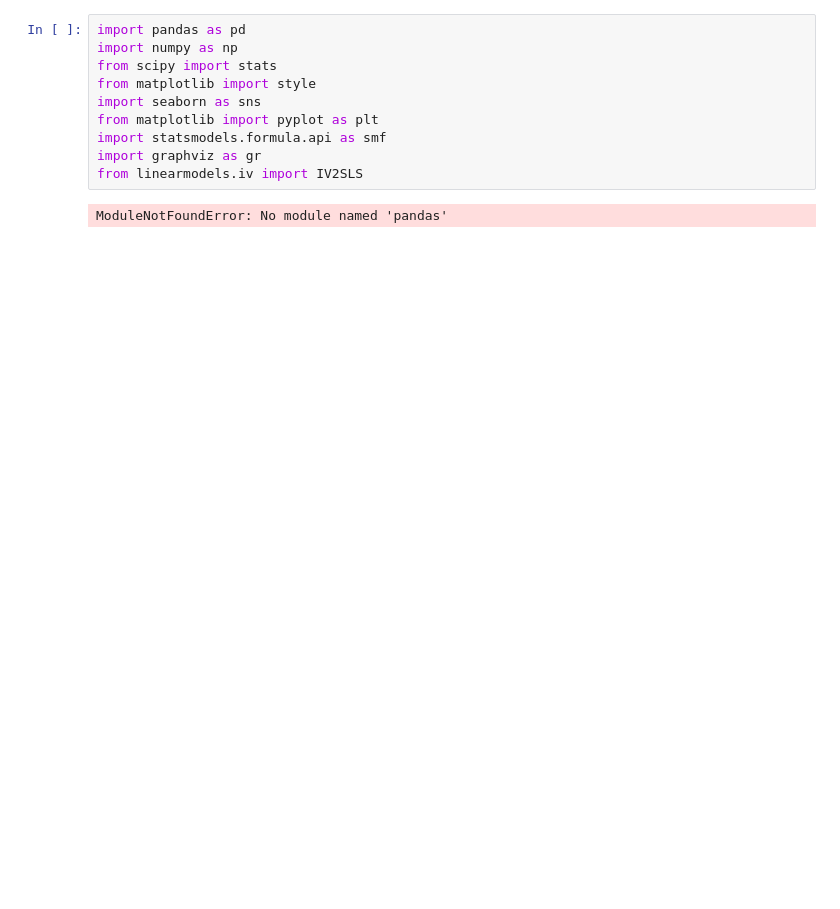
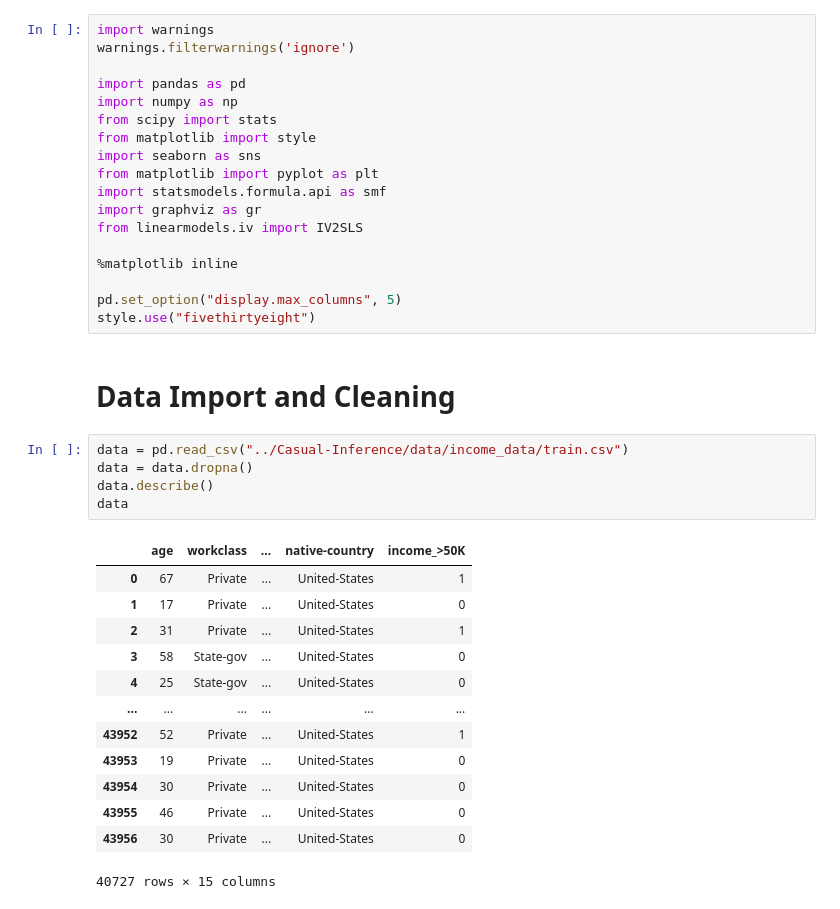
Before and after one commit to Stella-zjy/Casual-Inference, a Jupyter notebook: Untitled.ipynb, the cells around one changed output. Cells and saved outputs as stored; diff of their text form; blank space fills up the shorter version.

```diff
--- a/Untitled.ipynb
+++ b/Untitled.ipynb
@@ -1,4 +1,7 @@
 # %%
+import warnings
+warnings.filterwarnings('ignore')
+
 import pandas as pd
 import numpy as np
 from scipy import stats
@@ -8,5 +11,29 @@ from matplotlib import pyplot as plt
 import statsmodels.formula.api as smf
 import graphviz as gr
 from linearmodels.iv import IV2SLS
+
+%matplotlib inline
+
+pd.set_option("display.max_columns", 5)
+style.use("fivethirtyeight")
-# %% [output]
-ModuleNotFoundError: No module named 'pandas'
+# %% [markdown]
+# Data Import and Cleaning
+# %%
+data = pd.read_csv("../Casual-Inference/data/income_data/train.csv")
+data = data.dropna()
+data.describe()
+data
+# %% [output]
+|  | age | workclass | ... | native-country | income_>50K |
+| 0 | 67 | Private | ... | United-States | 1 |
+| 1 | 17 | Private | ... | United-States | 0 |
+| 2 | 31 | Private | ... | United-States | 1 |
+| 3 | 58 | State-gov | ... | United-States | 0 |
+| 4 | 25 | State-gov | ... | United-States | 0 |
+| ... | ... | ... | ... | ... | ... |
+| 43952 | 52 | Private | ... | United-States | 1 |
+| 43953 | 19 | Private | ... | United-States | 0 |
+| 43954 | 30 | Private | ... | United-States | 0 |
+| 43955 | 46 | Private | ... | United-States | 0 |
+| 43956 | 30 | Private | ... | United-States | 0 |
+40727 rows × 15 columns
```
Also changed, not shown: parts of 18 cells of this notebook.
